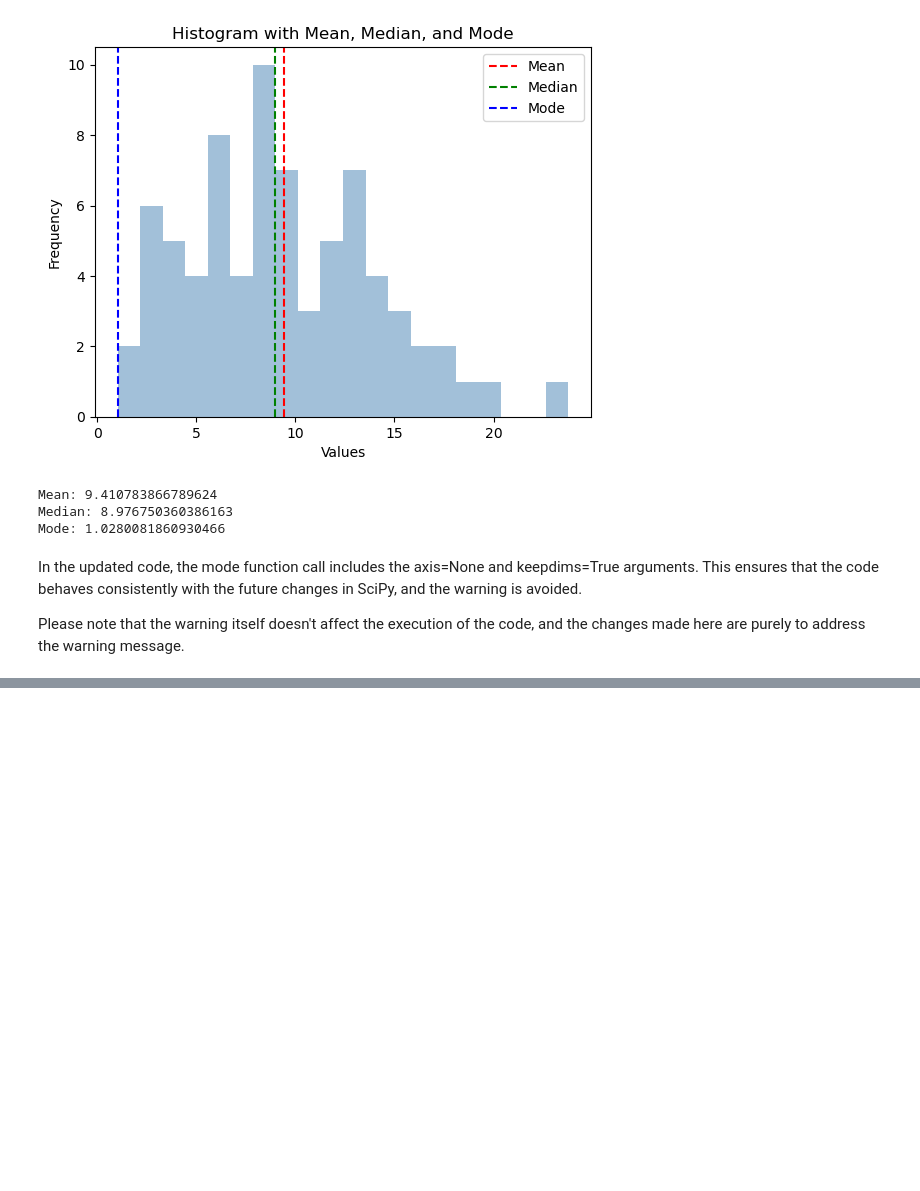
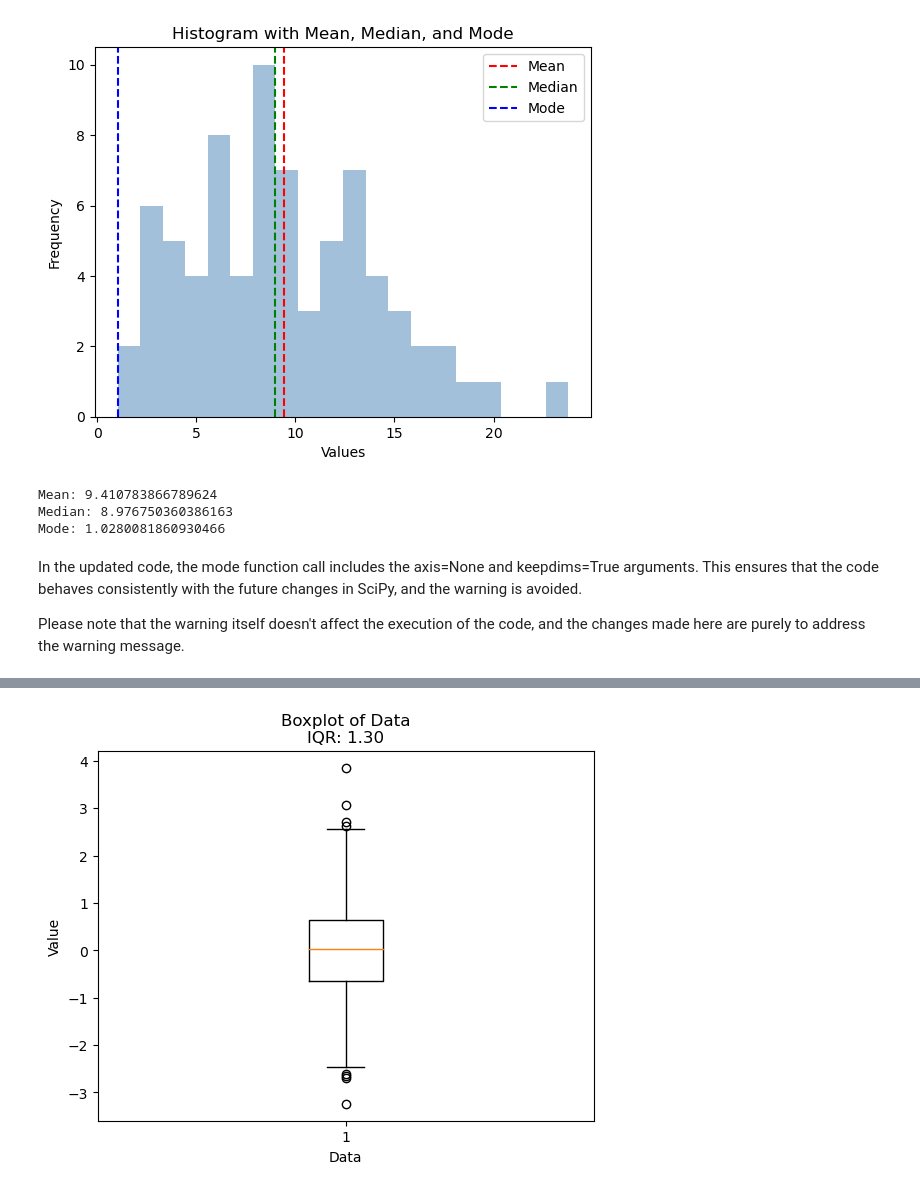
Before and after one commit to ronandownes/basics, a Jupyter notebook: Untitled1.ipynb, the cells around one changed output, grey strips where cells are left out. Drawn from its saved outputs; the diff is of its cells as text; code cells hidden in the pictures; blank space fills up the shorter version.

```diff
--- a/Untitled1.ipynb
+++ b/Untitled1.ipynb
@@ -70,0 +102,25 @@ Please note that the warning itself doesn't affect the execution of the code, an
+# %%
+import numpy as np
+import matplotlib.pyplot as plt
+
+# Generate random data
+np.random.seed(42)
+data = np.random.normal(loc=0, scale=1, size=1000)
+
+# Calculate quartiles and IQR
+q1 = np.percentile(data, 25)
+q3 = np.percentile(data, 75)
+iqr = q3 - q1
+
+# Create a boxplot of the data
+plt.boxplot(data)
+
+# Add labels and title to the plot
+plt.xlabel('Data')
+plt.ylabel('Value')
+plt.title('Boxplot of Data\nIQR: {:.2f}'.format(iqr))
+
+# Show the plot
+plt.show()
+# %% [output]
+[figure, added]
```
Also changed, not shown: parts of 3 cells of this notebook, 8 other files.
